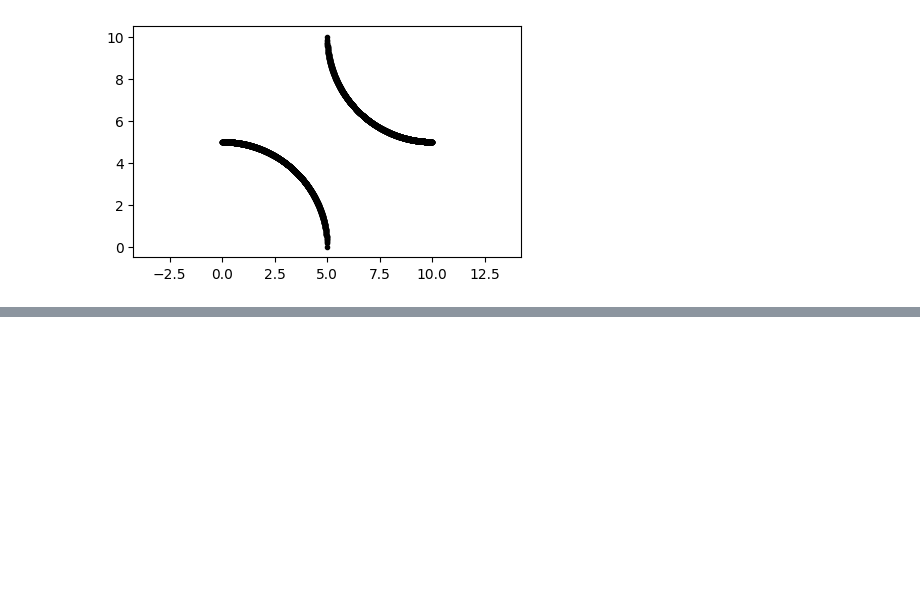
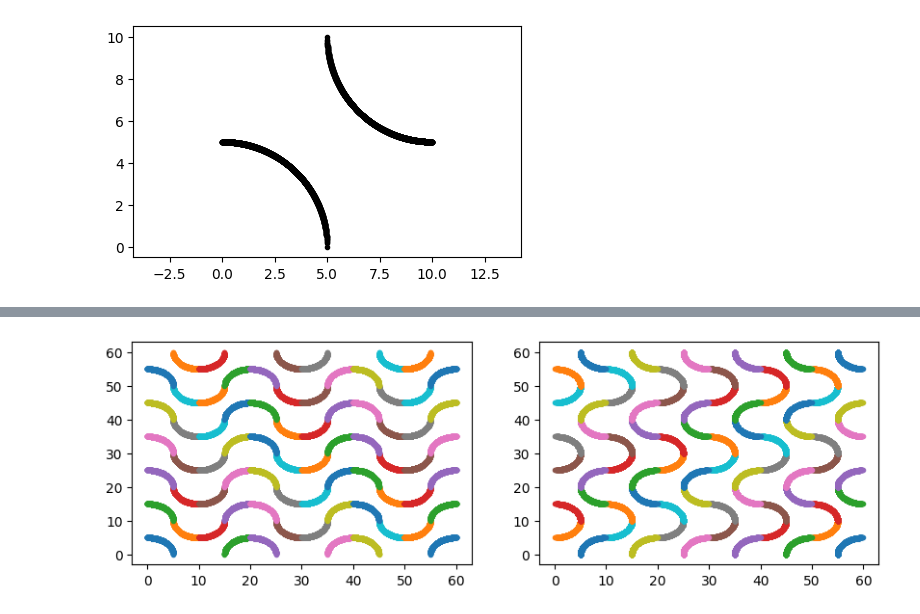
Before and after one commit to AdvancedMaterialSimulation/CITISENS_Composite, a Jupyter notebook: scripts/SandwichRVE/main_large.ipynb, the cells around one changed output, grey strips where cells are left out. Saved outputs shown, nothing was run; the diff lists cells and outputs as text; code cells hidden in the pictures; blank space fills up the shorter version.

```diff
--- a/scripts/SandwichRVE/main_large.ipynb
+++ b/scripts/SandwichRVE/main_large.ipynb
@@ -174,0 +107,39 @@ trajs = final_trajs.copy()
+# %%
+# Creación otra capa de trayectorias
+
+# toma los iniciales y los gira en z  y los traslada
+
+all_trajs_2 = []
+
+rot_z = np.pi/2
+matrix = np.array([[np.cos(rot_z), -np.sin(rot_z), 0],
+                     [np.sin(rot_z), np.cos(rot_z), 0],
+                     [0, 0, 1]])
+
+all_points = np.concatenate(all_trajs_1)
+xmu = np.mean(all_points[:, 0])
+ymu = np.mean(all_points[:, 1])
+
+for itraj in all_trajs_1:
+    new_traj = np.copy(itraj)
+    new_traj[:, 0] = itraj[:, 0] - xmu
+    new_traj[:, 1] = itraj[:, 1] - ymu
+    new_traj = np.dot(new_traj, matrix.T)
+    new_traj[:, 0] += xmu
+    new_traj[:, 1] += ymu
+
+
+    all_trajs_2.append(new_traj)
+# %%
+# Visualización
+fig = plt.figure()
+fig.set_size_inches(10, 3)
+plt.subplot(1, 2, 1)
+for itraj in all_trajs_1:
+    plt.plot(itraj[:, 0], itraj[:, 1], '.-')
+plt.subplot(1, 2, 2)
+for itraj in all_trajs_2:
+    plt.plot(itraj[:, 0], itraj[:, 1], '.-')
+plt.show()
+# %% [output]
+[figure, added]
```
Also changed, not shown: parts of 14 cells of this notebook, 5 other files.
